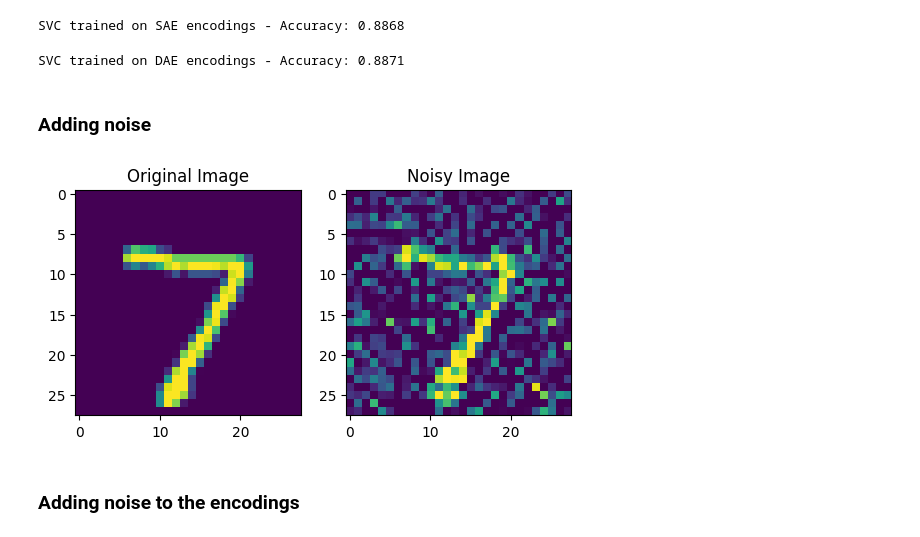
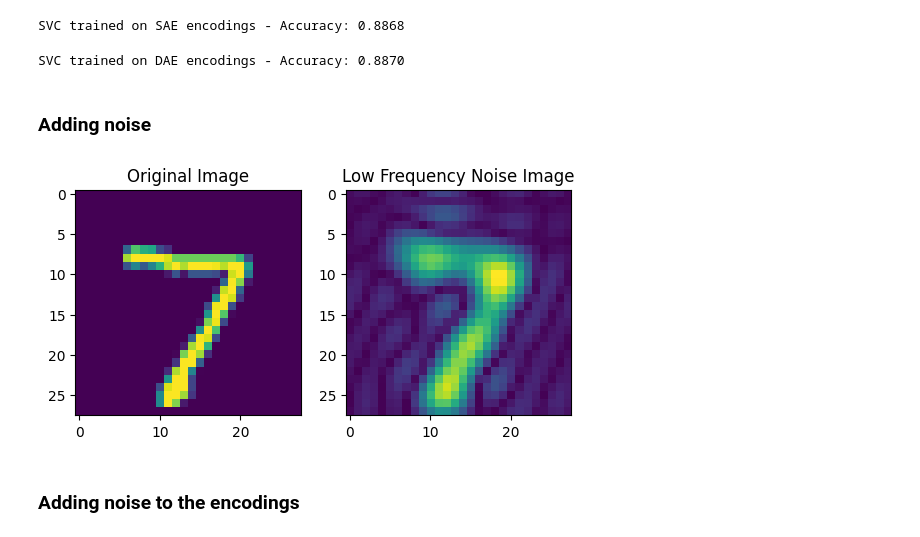
Before and after one commit to DiJam20/developing-autoencoders, a Jupyter notebook: 07i_Classifier_FFT.ipynb, the cells around one changed output. Saved outputs shown, nothing was run; the diff lists cells and outputs as text; code cells hidden in the pictures.

```diff
--- a/07i_Classifier_FFT.ipynb
+++ b/07i_Classifier_FFT.ipynb
@@ -429,12 +176,3 @@ plt.show()
-# %%
-low_freq_noise_images = []
-medium_freq_noise_images = []
-high_freq_noise_images = []
-
-for image in train_images[:, 0]:
-    low_freq_noise_images.append(low_freq_noise(image))
-    medium_freq_noise_images.append(medium_freq_noise(image))
-    high_freq_noise_images.append(high_freq_noise(image))
 # %% [markdown]
 ### Load models
 # %%
@@ -517,34 +255,36 @@ dae_predictions = dae_svc.predict(dae_test_encodings)
 accuracy = accuracy_score(test_labels, dae_predictions)
 print(f'SVC trained on DAE encodings - Accuracy: {accuracy:.4f}')
 # %% [output]
-SVC trained on DAE encodings - Accuracy: 0.8871
+SVC trained on DAE encodings - Accuracy: 0.8870
 # %% [markdown]
 ### Adding noise
-# %%
-def add_gaussian_noise(raw_data, var=0.01):
-    noisy_data = []
-    for original in raw_data:
-        noisy = random_noise(original, mode='gaussian', var=var)
-        noisy_data.append(noisy)
-
-    return noisy_data
-
-
-noisy_test_images = add_gaussian_noise(test_images, 0.1)
+# %%
+from tqdm.notebook import tqdm
+
+gaussian_noise_images = []
+low_freq_noise_images = []
+medium_freq_noise_images = []
+high_freq_noise_images = []
+
+for image in tqdm(test_images[:, 0], desc='Adding noise to images'):
+    gaussian_noise_images.append(add_gaussian_noise(image))
+    low_freq_noise_images.append(add_low_frequency_noise(image))
+    medium_freq_noise_images.append(add_medium_frequency_noise(image))
+    high_freq_noise_images.append(add_high_frequency_noise(image))
 # %%
 plt.figure()
 
 plt.subplot(1, 2, 1)
 plt.imshow(test_images[0].reshape(28, 28))
 plt.title('Original Image')
 
 plt.subplot(1, 2, 2)
-plt.imshow(noisy_test_images[0].reshape(28, 28))
-plt.title('Noisy Image')
+plt.imshow(low_freq_noise_images[0].reshape(28, 28))
+plt.title('Low Frequency Noise Image')
 
 plt.show()
 # %% [output]
-[figure, old version]
+[figure, new version]
 # %% [markdown]
 ### Adding noise to the encodings
 # %%
```
Also changed, not shown: parts of 34 cells of this notebook.
